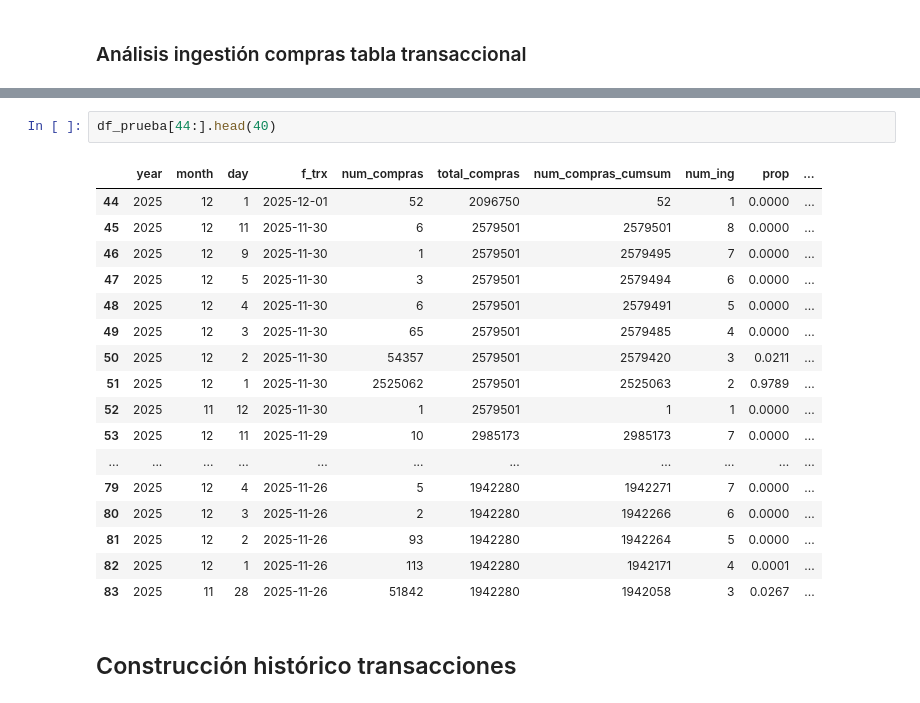
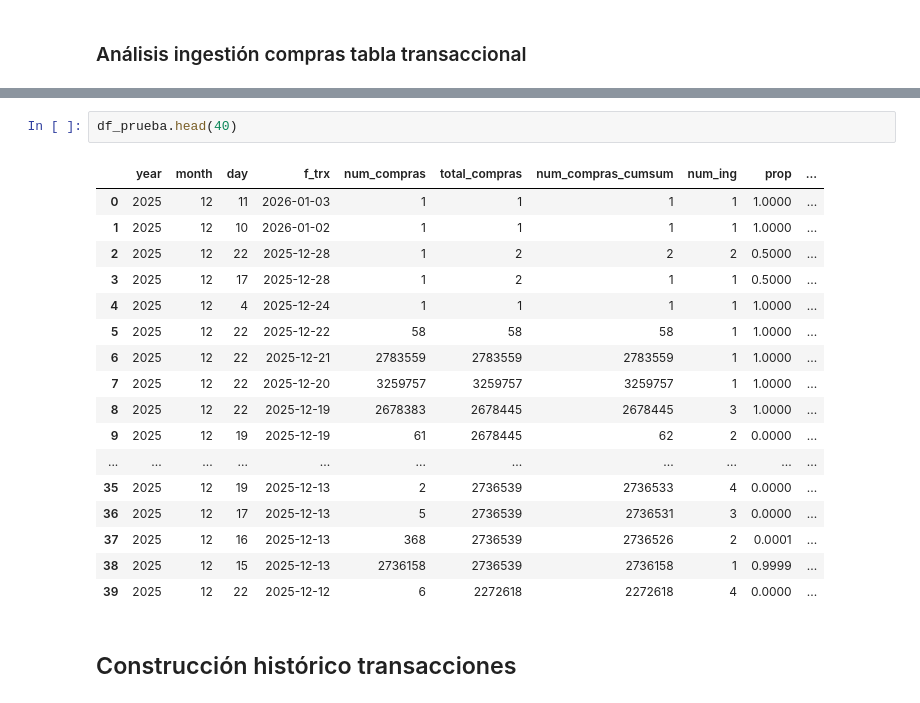
Before and after one commit to Santlond/ADQUIRENCIA_FERIA_EVA_github, a Jupyter notebook: uso_adquirencia.ipynb, the cells around one changed output, grey strips where cells are left out. Drawn from its saved outputs; the diff is of its cells as text.

```diff
--- a/uso_adquirencia.ipynb
+++ b/uso_adquirencia.ipynb
@@ -99,23 +99,23 @@ df_prueba = helper.obtener_dataframe(sql)
 # %%
-df_prueba[44:].head(40)
+df_prueba.head(40)
 # %% [output]
 |  | year | month | day | f_trx | num_compras | total_compras | num_compras_cumsum | num_ing | prop | ... |
-| 44 | 2025 | 12 | 1 | 2025-12-01 | 52 | 2096750 | 52 | 1 | 0.0000 | ... |
-| 45 | 2025 | 12 | 11 | 2025-11-30 | 6 | 2579501 | 2579501 | 8 | 0.0000 | ... |
-| 46 | 2025 | 12 | 9 | 2025-11-30 | 1 | 2579501 | 2579495 | 7 | 0.0000 | ... |
-| 47 | 2025 | 12 | 5 | 2025-11-30 | 3 | 2579501 | 2579494 | 6 | 0.0000 | ... |
-| 48 | 2025 | 12 | 4 | 2025-11-30 | 6 | 2579501 | 2579491 | 5 | 0.0000 | ... |
-| 49 | 2025 | 12 | 3 | 2025-11-30 | 65 | 2579501 | 2579485 | 4 | 0.0000 | ... |
-| 50 | 2025 | 12 | 2 | 2025-11-30 | 54357 | 2579501 | 2579420 | 3 | 0.0211 | ... |
-| 51 | 2025 | 12 | 1 | 2025-11-30 | 2525062 | 2579501 | 2525063 | 2 | 0.9789 | ... |
-| 52 | 2025 | 11 | 12 | 2025-11-30 | 1 | 2579501 | 1 | 1 | 0.0000 | ... |
-| 53 | 2025 | 12 | 11 | 2025-11-29 | 10 | 2985173 | 2985173 | 7 | 0.0000 | ... |
+| 0 | 2025 | 12 | 11 | 2026-01-03 | 1 | 1 | 1 | 1 | 1.0000 | ... |
+| 1 | 2025 | 12 | 10 | 2026-01-02 | 1 | 1 | 1 | 1 | 1.0000 | ... |
+| 2 | 2025 | 12 | 22 | 2025-12-28 | 1 | 2 | 2 | 2 | 0.5000 | ... |
+| 3 | 2025 | 12 | 17 | 2025-12-28 | 1 | 2 | 1 | 1 | 0.5000 | ... |
+| 4 | 2025 | 12 | 4 | 2025-12-24 | 1 | 1 | 1 | 1 | 1.0000 | ... |
+| 5 | 2025 | 12 | 22 | 2025-12-22 | 58 | 58 | 58 | 1 | 1.0000 | ... |
+| 6 | 2025 | 12 | 22 | 2025-12-21 | 2783559 | 2783559 | 2783559 | 1 | 1.0000 | ... |
+| 7 | 2025 | 12 | 22 | 2025-12-20 | 3259757 | 3259757 | 3259757 | 1 | 1.0000 | ... |
+| 8 | 2025 | 12 | 22 | 2025-12-19 | 2678383 | 2678445 | 2678445 | 3 | 1.0000 | ... |
+| 9 | 2025 | 12 | 19 | 2025-12-19 | 61 | 2678445 | 62 | 2 | 0.0000 | ... |
 | ... | ... | ... | ... | ... | ... | ... | ... | ... | ... | ... |
-| 79 | 2025 | 12 | 4 | 2025-11-26 | 5 | 1942280 | 1942271 | 7 | 0.0000 | ... |
-| 80 | 2025 | 12 | 3 | 2025-11-26 | 2 | 1942280 | 1942266 | 6 | 0.0000 | ... |
-| 81 | 2025 | 12 | 2 | 2025-11-26 | 93 | 1942280 | 1942264 | 5 | 0.0000 | ... |
-| 82 | 2025 | 12 | 1 | 2025-11-26 | 113 | 1942280 | 1942171 | 4 | 0.0001 | ... |
-| 83 | 2025 | 11 | 28 | 2025-11-26 | 51842 | 1942280 | 1942058 | 3 | 0.0267 | ... |
+| 35 | 2025 | 12 | 19 | 2025-12-13 | 2 | 2736539 | 2736533 | 4 | 0.0000 | ... |
+| 36 | 2025 | 12 | 17 | 2025-12-13 | 5 | 2736539 | 2736531 | 3 | 0.0000 | ... |
+| 37 | 2025 | 12 | 16 | 2025-12-13 | 368 | 2736539 | 2736526 | 2 | 0.0001 | ... |
+| 38 | 2025 | 12 | 15 | 2025-12-13 | 2736158 | 2736539 | 2736158 | 1 | 0.9999 | ... |
+| 39 | 2025 | 12 | 22 | 2025-12-12 | 6 | 2272618 | 2272618 | 4 | 0.0000 | ... |
 # %% [markdown]
 ## Construcción histórico transacciones
 # %%
```
Also changed, not shown: parts of 3 cells of this notebook, 2 other files.
